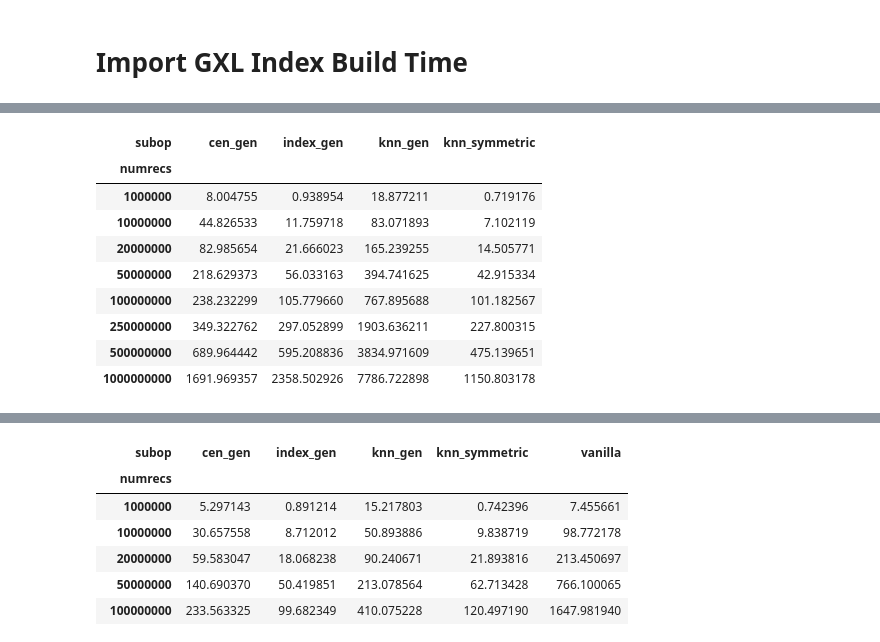
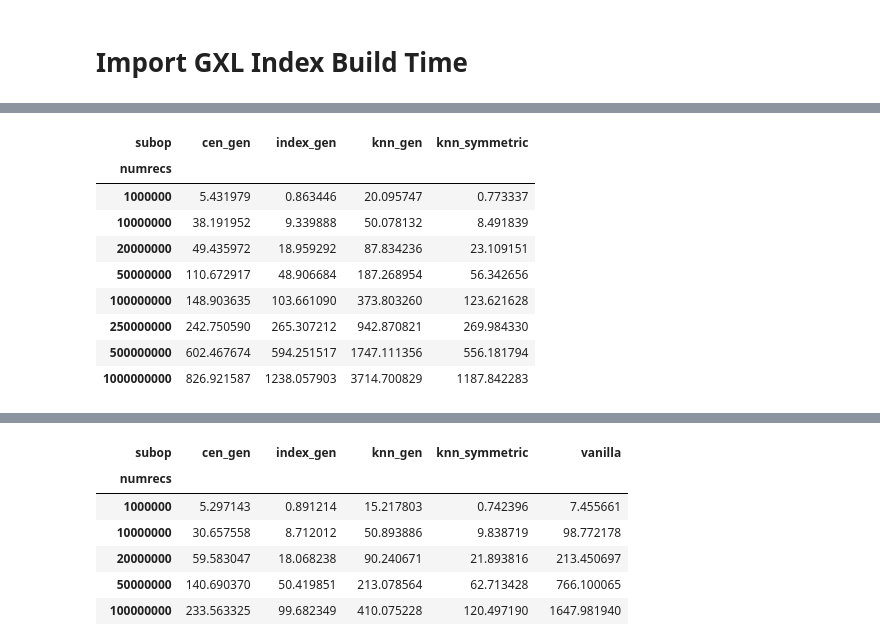
Before and after one commit to iamsabhoho/hnswlib, a Jupyter notebook: gsi/analyze.ipynb, the cells around one changed output, grey strips where cells are left out. Saved outputs shown, nothing was run; the diff lists cells and outputs as text; code cells hidden in the pictures.

```diff
--- a/gsi/analyze.ipynb
+++ b/gsi/analyze.ipynb
@@ -5,7 +5,7 @@ HNSWLIB_RESULTS_DIR = "/home/sho/GXL/results"
 GT_DIR = "/mnt/nas1/fvs_benchmark_datasets"
 GXL_DIR = "/mnt/nas1/GXL/deep1B/v2.0_with250Mfix"
 GXL_APU8_DIR = '/mnt/nas1/GXL/deep1B/v2.0_with250Mfix_8apus_apu3'
-GXL_APU15_DIR = '/home/sho/GXL/out_namibia'
+GXL_APU15_DIR = '/home/sho/GXL/out_namibia_0201_1'
 # %%
 # Python imports
 
@@ -763,14 +685,16 @@ g_pivot
 # %%
 g_4_pivot = pd.pivot_table(data=g_4_df, index=['numrecs'], columns=['subop'], values='walltime')
-g_4_pivot
+g_8_pivot = pd.pivot_table(data=g_8_df, index=['numrecs'], columns=['subop'], values='walltime')
+g_15_pivot = pd.pivot_table(data=g_15_df, index=['numrecs'], columns=['subop'], values='walltime')
+g_15_pivot
 # %% [output]
 | subop | cen_gen | index_gen | knn_gen | knn_symmetric |
 | numrecs |  |  |  |  |
-| 1000000 | 8.004755 | 0.938954 | 18.877211 | 0.719176 |
-| 10000000 | 44.826533 | 11.759718 | 83.071893 | 7.102119 |
-| 20000000 | 82.985654 | 21.666023 | 165.239255 | 14.505771 |
-| 50000000 | 218.629373 | 56.033163 | 394.741625 | 42.915334 |
-| 100000000 | 238.232299 | 105.779660 | 767.895688 | 101.182567 |
-| 250000000 | 349.322762 | 297.052899 | 1903.636211 | 227.800315 |
-| 500000000 | 689.964442 | 595.208836 | 3834.971609 | 475.139651 |
-| 1000000000 | 1691.969357 | 2358.502926 | 7786.722898 | 1150.803178 |
+| 1000000 | 5.431979 | 0.863446 | 20.095747 | 0.773337 |
+| 10000000 | 38.191952 | 9.339888 | 50.078132 | 8.491839 |
+| 20000000 | 49.435972 | 18.959292 | 87.834236 | 23.109151 |
+| 50000000 | 110.672917 | 48.906684 | 187.268954 | 56.342656 |
+| 100000000 | 148.903635 | 103.661090 | 373.803260 | 123.621628 |
+| 250000000 | 242.750590 | 265.307212 | 942.870821 | 269.984330 |
+| 500000000 | 602.467674 | 594.251517 | 1747.111356 | 556.181794 |
+| 1000000000 | 826.921587 | 1238.057903 | 3714.700829 | 1187.842283 |
```
Also changed, not shown: parts of 60 cells of this notebook, 4 other files.
